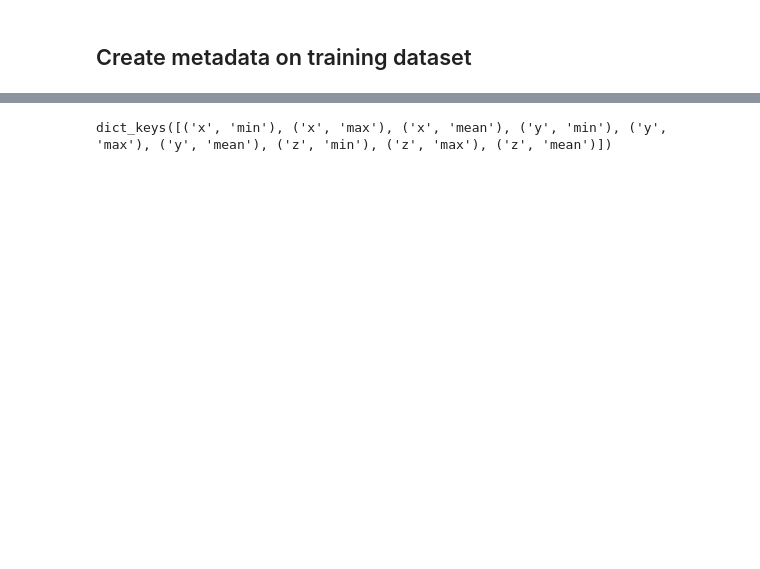
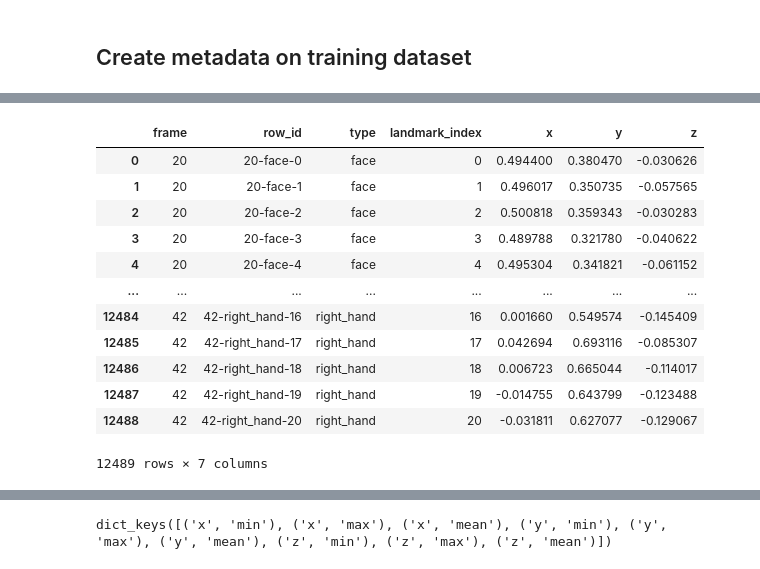
Before and after one commit to addomaks/Exploratory-Analysis, a Jupyter notebook: sign-language-recognition-asl.ipynb, the cells around one changed output, grey strips where cells are left out. Cells and saved outputs as stored; diff of their text form; code cells hidden in the pictures; blank space fills up the shorter version.

```diff
--- a/sign-language-recognition-asl.ipynb
+++ b/sign-language-recognition-asl.ipynb
@@ -253,0 +298,16 @@ train_with_meta
+# %%
+landmark_read
+# %% [output]
+|  | frame | row_id | type | landmark_index | x | y | z |
+| 0 | 20 | 20-face-0 | face | 0 | 0.494400 | 0.380470 | -0.030626 |
+| 1 | 20 | 20-face-1 | face | 1 | 0.496017 | 0.350735 | -0.057565 |
+| 2 | 20 | 20-face-2 | face | 2 | 0.500818 | 0.359343 | -0.030283 |
+| 3 | 20 | 20-face-3 | face | 3 | 0.489788 | 0.321780 | -0.040622 |
+| 4 | 20 | 20-face-4 | face | 4 | 0.495304 | 0.341821 | -0.061152 |
+| ... | ... | ... | ... | ... | ... | ... | ... |
+| 12484 | 42 | 42-right_hand-16 | right_hand | 16 | 0.001660 | 0.549574 | -0.145409 |
+| 12485 | 42 | 42-right_hand-17 | right_hand | 17 | 0.042694 | 0.693116 | -0.085307 |
+| 12486 | 42 | 42-right_hand-18 | right_hand | 18 | 0.006723 | 0.665044 | -0.114017 |
+| 12487 | 42 | 42-right_hand-19 | right_hand | 19 | -0.014755 | 0.643799 | -0.123488 |
+| 12488 | 42 | 42-right_hand-20 | right_hand | 20 | -0.031811 | 0.627077 | -0.129067 |
+12489 rows × 7 columns
```
Also changed, not shown: parts of 13 cells of this notebook.
